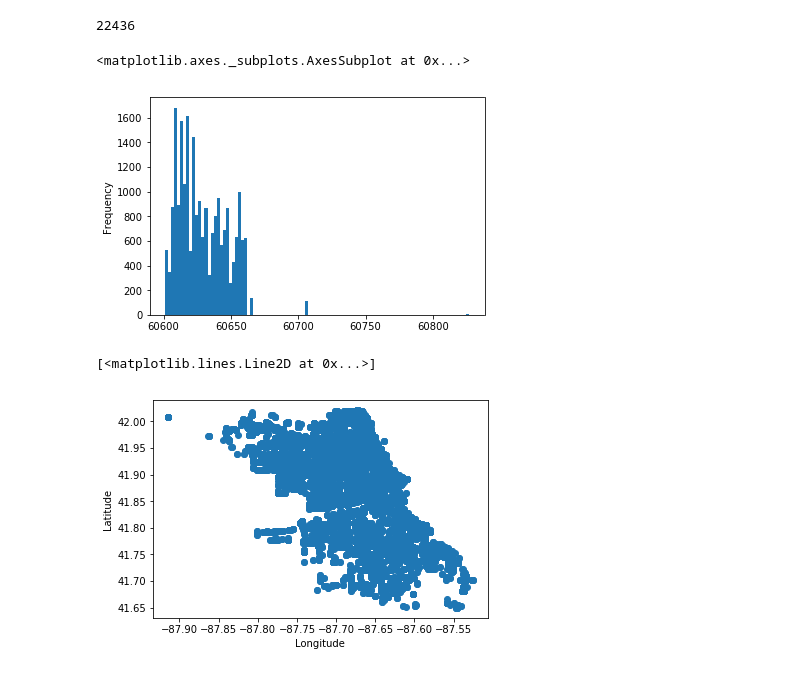
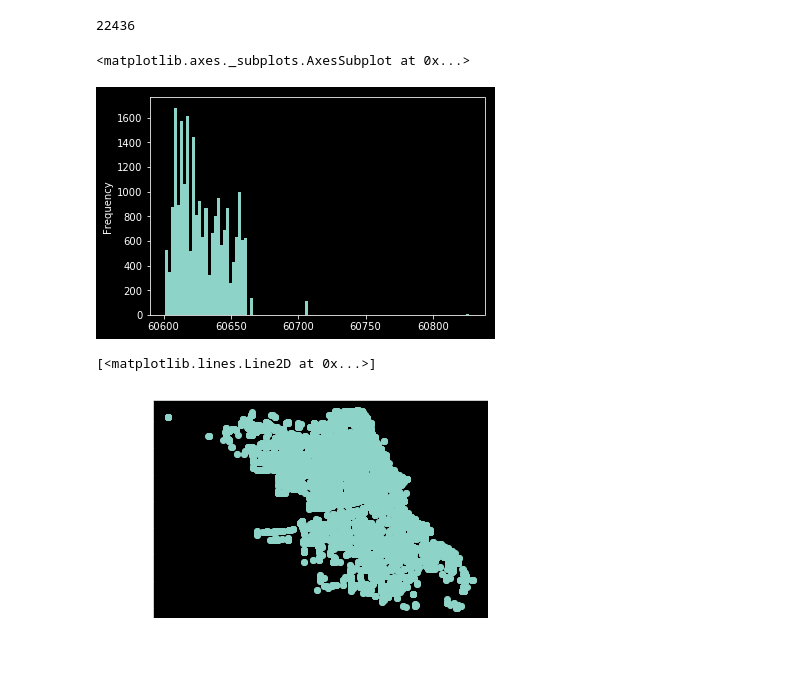
Before and after one commit to beepscore/Learn-Python-Through-Public-Data-Hacking, a Jupyter notebook: inspections.ipynb, the cells around one changed output. Saved outputs shown, nothing was run; the diff lists cells and outputs as text; code cells hidden in the pictures.

Commit message:
In inspections.ipynb set plot style dark to match jupyter theme

```diff
--- a/inspections.ipynb
+++ b/inspections.ipynb
@@ -76,11 +76,13 @@ len(rodent)
 # %%
 # http://pandas.pydata.org/pandas-docs/stable/visualization.html
 # http://stackoverflow.com/questions/31609600/jupyter-ipython-notebook-not-plotting
+import matplotlib.pyplot as plt
 %matplotlib inline
+plt.style.use('dark_background')
 rodent['Zip'].plot.hist(bins=100)
 # %% [output]
 <matplotlib.axes._subplots.AxesSubplot at 0x...>
-[figure, old version]
+[figure, new version]
 # %%
 # http://matplotlib.org/api/pyplot_api.html#matplotlib.pyplot
 import matplotlib.pyplot as plt
@@ -93,4 +95,4 @@ ax.set_ylabel("Latitude")
 plt.plot(rodent['Longitude'], rodent['Latitude'], marker='o', linestyle='None')
 # %% [output]
 [<matplotlib.lines.Line2D at 0x...>]
-[figure, old version]
+[figure, new version]
```
